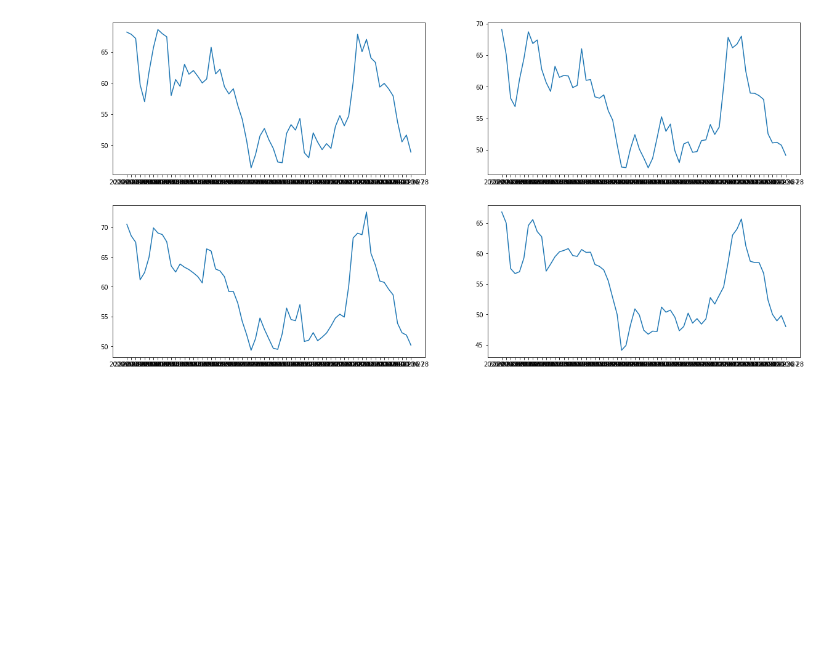
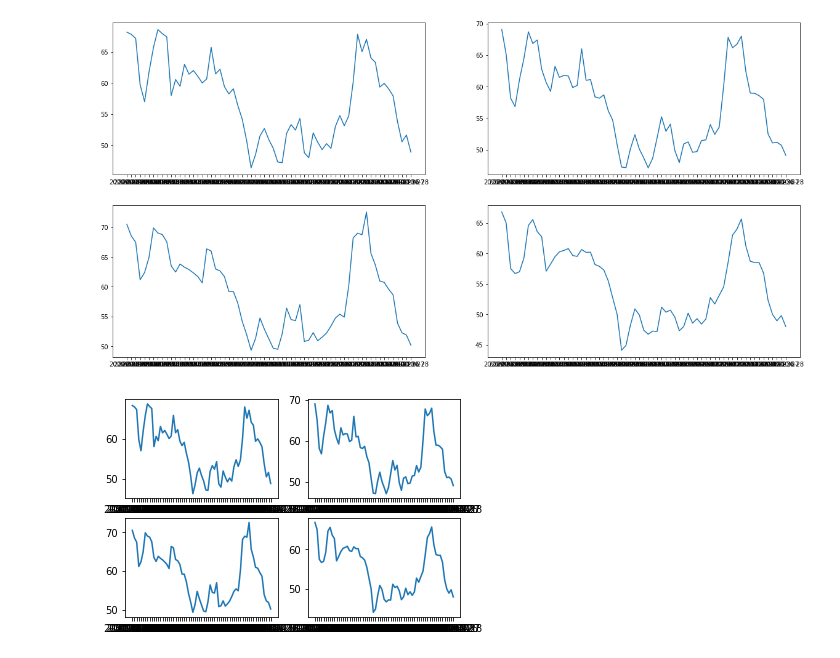
Before and after one commit to Andre-Williams22/Time-Series-Analysis, a Jupyter notebook: Jupyter-Notebooks/Visualisations.ipynb, the cells around one changed output. Cells and saved outputs as stored; diff of their text form; code cells hidden in the pictures; blank space fills up the shorter version.

Commit message:
grabs data via tingo api and adds visualization techniques

```diff
--- a/Visualisations.ipynb
+++ b/Jupyter-Notebooks/Visualisations.ipynb
@@ -2,7 +2,7 @@
 import pandas as pd
 import matplotlib.pyplot as plt
 # %%
-df = pd.read_csv("LMND.csv")
+df = pd.read_csv("Data/LMND.csv")
 
 df.tail()
 # %% [output]
@@ -42,3 +42,12 @@ plt.plot(dates, lows)
 plt.show()
 # %% [output]
 [figure]
+# %%
+fig, axes = plt.subplots(2, 2)
+axes[0, 0].plot(dates, opens)
+axes[0, 1].plot(dates, closes)
+axes[1, 0].plot(dates, highs)
+axes[1, 1].plot(dates, lows)
+plt.show()
+# %% [output]
+[figure, added]
```
Also changed, not shown: parts of 1 cell of this notebook, 2 other files.
